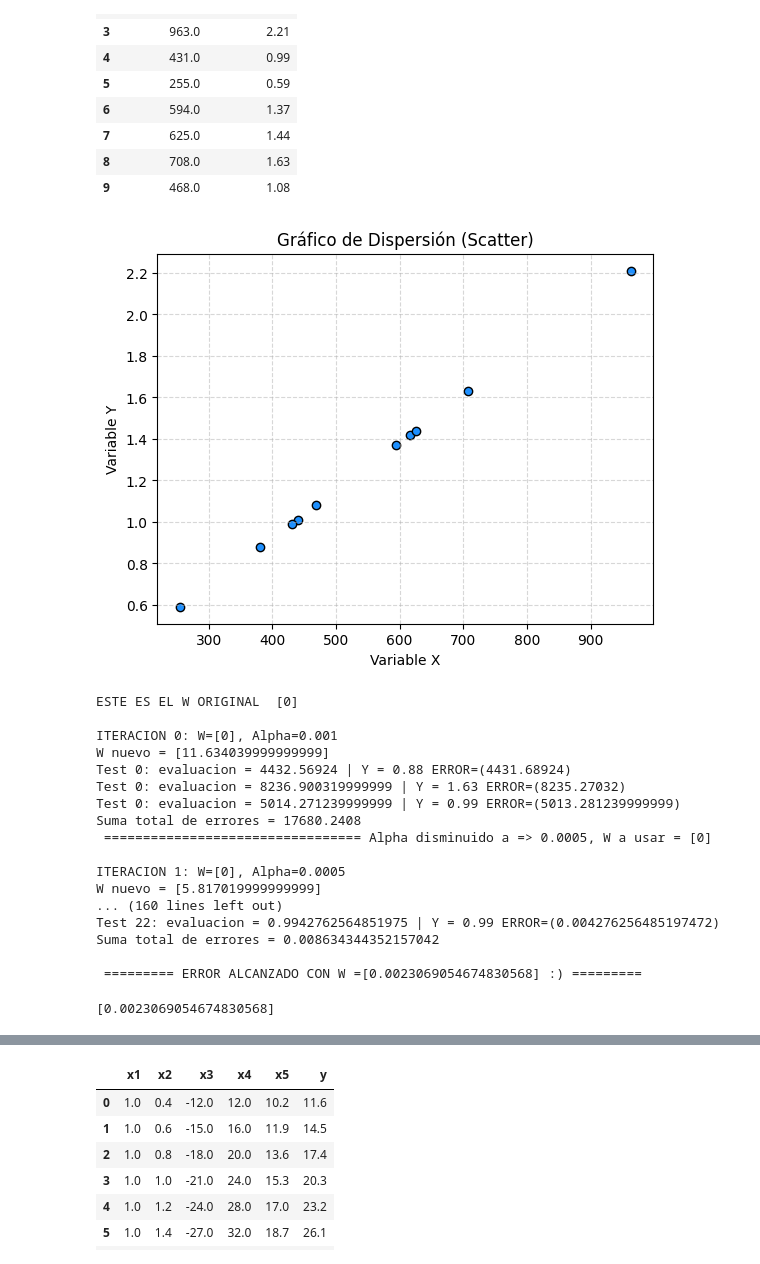
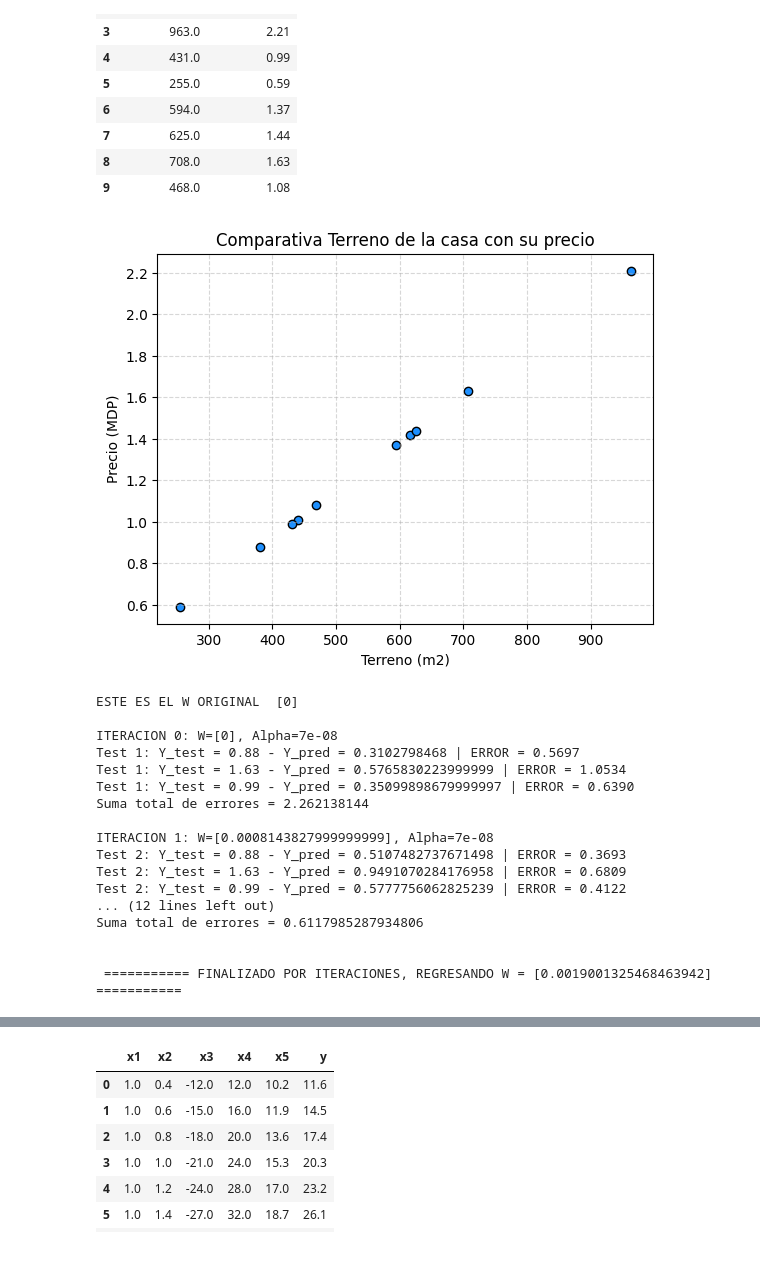
Before and after one commit to Pinedah/ESCOM_machine-learning, a Jupyter notebook: parcial1/bgd.ipynb, the cells around one changed output, grey strips where cells are left out. Saved outputs shown, nothing was run; the diff lists cells and outputs as text; code cells hidden in the pictures.

```diff
--- a/parcial1/bgd.ipynb
+++ b/parcial1/bgd.ipynb
@@ -101,37 +150,33 @@ casas
 # %%
 import matplotlib.pyplot as plt
 # Graficar scatter
 plt.scatter(casas['Terreno (m2)'], casas['Precio (MDP)'], color='dodgerblue', marker='o', edgecolor='black')
 
 # Personalizar gráfico
-plt.title('Gráfico de Dispersión (Scatter)')
-plt.xlabel('Variable X')
-plt.ylabel('Variable Y')
+plt.title('Comparativa Terreno de la casa con su precio')
+plt.xlabel('Terreno (m2)')
+plt.ylabel('Precio (MDP)')
 plt.grid(True, linestyle='--', alpha=0.5)
 plt.show()
 # %% [output]
-[figure, old version]
+[figure, new version]
 # %%
-W_final_casas, W_arreglo_casas, errores_arreglo_casas = aplicar_bgd(casas, 1000, [0] * 1, 0.001)
+W_final_casas, W_arreglo_casas, errores_arreglo_casas = aplicar_bgd(casas, 4, [0] * 1, 0.00000007)
 # %% [output]
 ESTE ES EL W ORIGINAL  [0]
 
-ITERACION 0: W=[0], Alpha=0.001
-W nuevo = [11.634039999999999]
-Test 0: evaluacion = 4432.56924 | Y = 0.88 ERROR=(4431.68924)
-Test 0: evaluacion = 8236.900319999999 | Y = 1.63 ERROR=(8235.27032)
-Test 0: evaluacion = 5014.271239999999 | Y = 0.99 ERROR=(5013.281239999999)
-Suma total de errores = 17680.2408
- ================================= Alpha disminuido a => 0.0005, W a usar = [0]
+ITERACION 0: W=[0], Alpha=7e-08
+Test 1: Y_test = 0.88 - Y_pred = 0.3102798468 | ERROR = 0.5697
+Test 1: Y_test = 1.63 - Y_pred = 0.5765830223999999 | ERROR = 1.0534
+Test 1: Y_test = 0.99 - Y_pred = 0.35099898679999997 | ERROR = 0.6390
+Suma total de errores = 2.262138144
 
-ITERACION 1: W=[0], Alpha=0.0005
-W nuevo = [5.817019999999999]
-... (160 lines left out)
-Test 22: evaluacion = 0.9942762564851975 | Y = 0.99 ERROR=(0.004276256485197472)
-Suma total de errores = 0.008634344352157042
+ITERACION 1: W=[0.0008143827999999999], Alpha=7e-08
+Test 2: Y_test = 0.88 - Y_pred = 0.5107482737671498 | ERROR = 0.3693
+Test 2: Y_test = 1.63 - Y_pred = 0.9491070284176958 | ERROR = 0.6809
+Test 2: Y_test = 0.99 - Y_pred = 0.5777756062825239 | ERROR = 0.4122
+... (12 lines left out)
+Suma total de errores = 0.6117985287934806
 
- ========= ERROR ALCANZADO CON W =[0.0023069054674830568] :) =========
+
+ =========== FINALIZADO POR ITERACIONES, REGRESANDO W = [0.0019001325468463942] ===========
-# %%
-W_final_casas
-# %% [output]
-[0.0023069054674830568]
```
Also changed, not shown: parts of 7 cells of this notebook.
